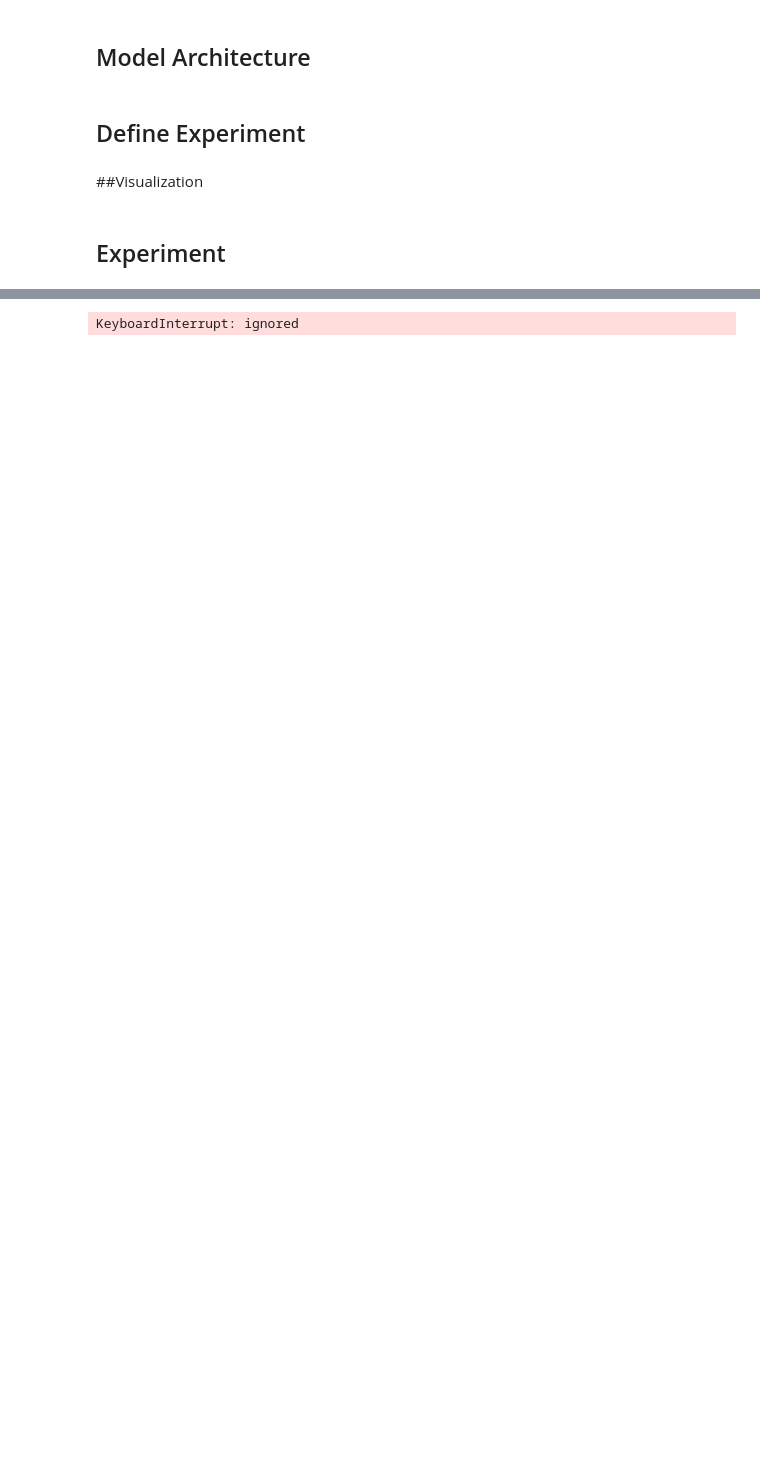
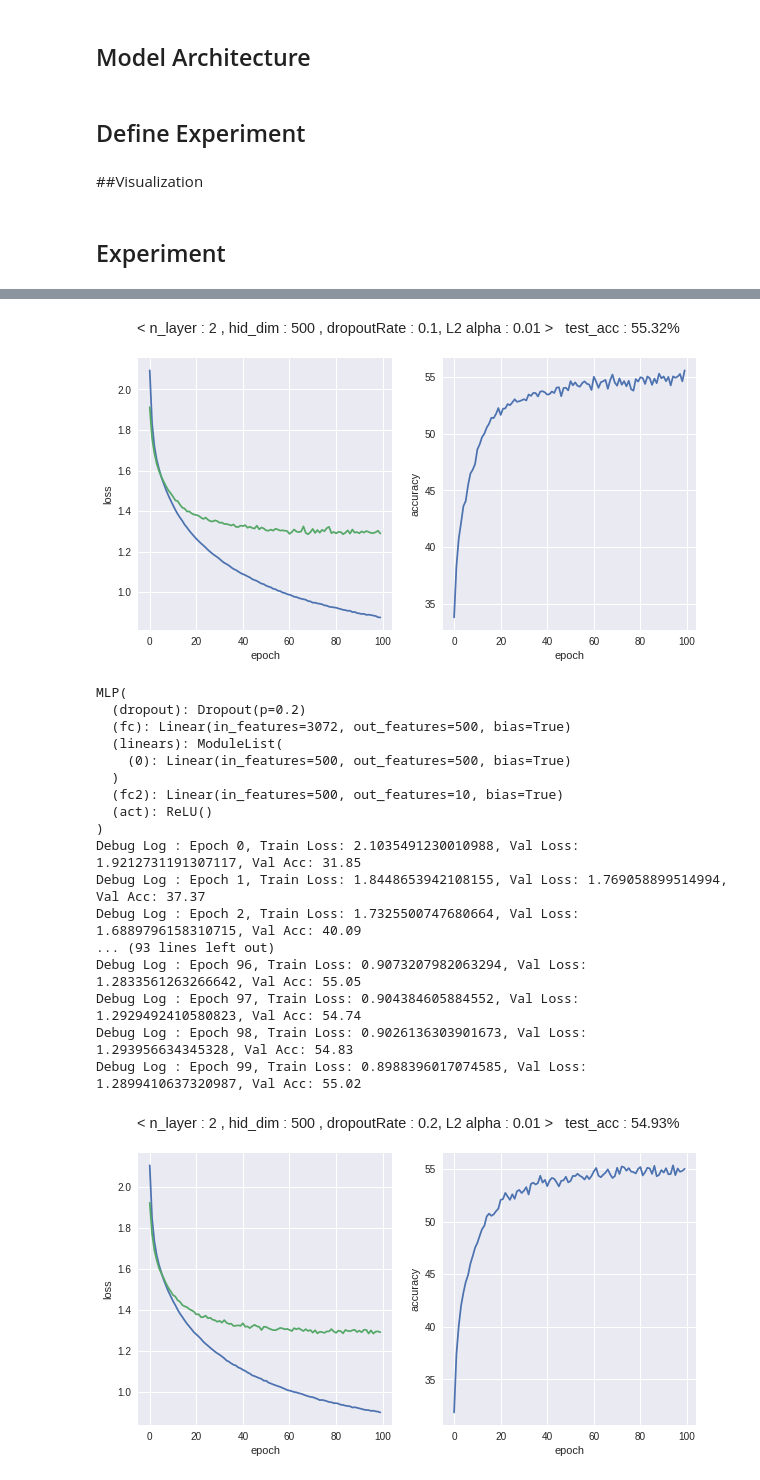
Before and after one commit to Hemistone/DeepLearning_StandAlone, a Jupyter notebook: Assignment2_hemistone.ipynb, the cells around one changed output, grey strips where cells are left out. Saved outputs shown, nothing was run; the diff lists cells and outputs as text; code cells hidden in the pictures; blank space fills up the shorter version.

```diff
--- a/Assignment2_hemistone.ipynb
+++ b/Assignment2_hemistone.ipynb
@@ -27,11 +29,11 @@ testset = torchvision.datasets.CIFAR10(root='./data', train=False,
                                        download=True, transform=transform)
 
 
-trainloader = torch.utils.data.DataLoader(trainset, batch_size=4,
+trainloader = torch.utils.data.DataLoader(trainset, batch_size=512,
                                           shuffle=True, num_workers=2)
-valloader = torch.utils.data.DataLoader(valset, batch_size=4,
+valloader = torch.utils.data.DataLoader(valset, batch_size=512,
                                         shuffle=False)
-testloader = torch.utils.data.DataLoader(testset, batch_size=4,
+testloader = torch.utils.data.DataLoader(testset, batch_size=512,
                                          shuffle=False, num_workers=2)
 
 classes = ('plane', 'car', 'bird', 'cat',
@@ -226,7 +225,7 @@ args.act = 'relu'
 
 args.lr = 0.001
 args.mm = 0.9
-args.epoch = 20
+args.epoch = 100
 
 #==additional entities===#
 args.dropout = 0
@@ -237,7 +236,7 @@ args.weight_decay = 0.01
 list_var1 = [2] #layer number
 list_var2 = [500] #hidden dimension
 list_var3 = [0.1, 0.2] #dropout rate
-list_var4 = [0.01, 0.1, 1] #L2 reg factors(alpha)
+list_var4 = [0.01] #L2 reg factors(alpha)
 #==================#
 
 
@@ -263 +270,19 @@ MLP(
+[figure, added]
-KeyboardInterrupt: ignored
+MLP(
+  (dropout): Dropout(p=0.2)
+  (fc): Linear(in_features=3072, out_features=500, bias=True)
+  (linears): ModuleList(
+    (0): Linear(in_features=500, out_features=500, bias=True)
+  )
+  (fc2): Linear(in_features=500, out_features=10, bias=True)
+  (act): ReLU()
+)
+Debug Log : Epoch 0, Train Loss: 2.1035491230010988, Val Loss: 1.9212731191307117, Val Acc: 31.85
+Debug Log : Epoch 1, Train Loss: 1.8448653942108155, Val Loss: 1.769058899514994, Val Acc: 37.37
+Debug Log : Epoch 2, Train Loss: 1.7325500747680664, Val Loss: 1.6889796158310715, Val Acc: 40.09
+... (93 lines left out)
+Debug Log : Epoch 96, Train Loss: 0.9073207982063294, Val Loss: 1.2833561263266642, Val Acc: 55.05
+Debug Log : Epoch 97, Train Loss: 0.904384605884552, Val Loss: 1.2929492410580823, Val Acc: 54.74
+Debug Log : Epoch 98, Train Loss: 0.9026136303901673, Val Loss: 1.293956634345328, Val Acc: 54.83
+Debug Log : Epoch 99, Train Loss: 0.8988396017074585, Val Loss: 1.2899410637320987, Val Acc: 55.02
+[figure, added]
```
Also changed, not shown: parts of 3 cells of this notebook.
